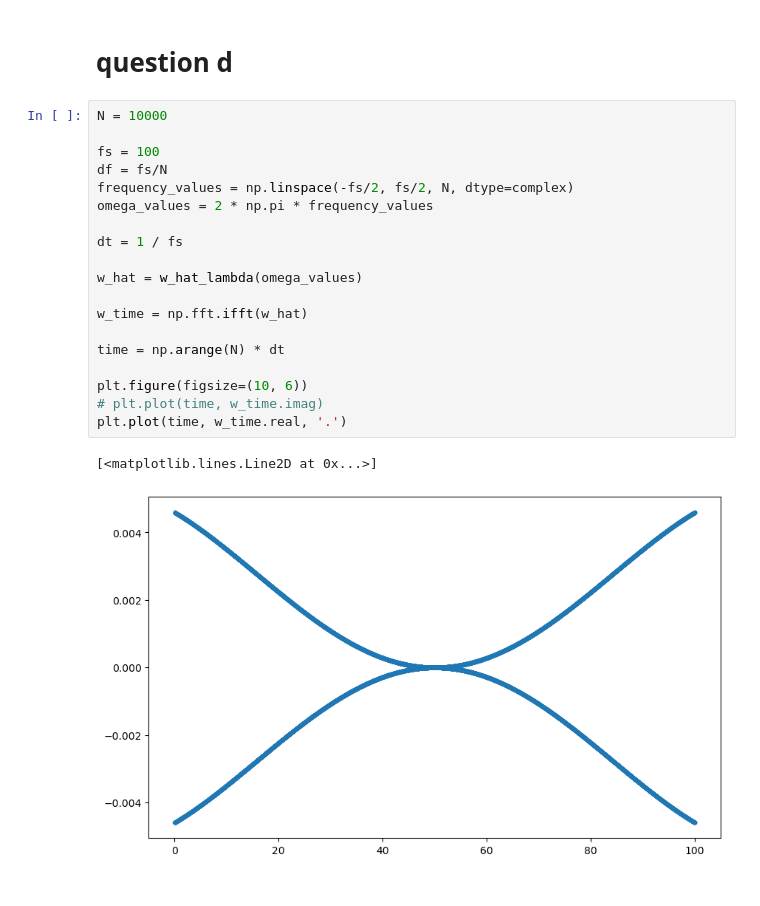
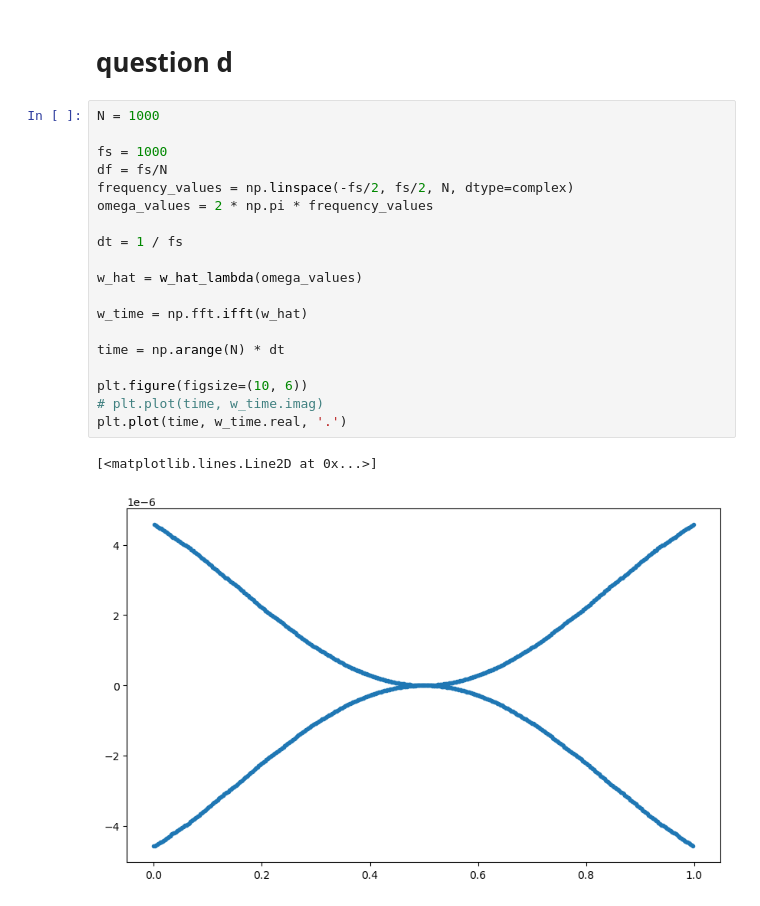
Before and after one commit to Lymone96/CIEM5220-Group2, a Jupyter notebook: 3_ML/question5.ipynb, the cells around one changed output. Drawn from its saved outputs; the diff is of its cells as text.

```diff
--- a/3_ML/question5.ipynb
+++ b/3_ML/question5.ipynb
@@ -303,24 +303,24 @@ ax[1].grid()
 # %% [markdown]
 # question d
 # %%
-N = 10000
+N = 1000
 
-fs = 100
+fs = 1000
 df = fs/N
 frequency_values = np.linspace(-fs/2, fs/2, N, dtype=complex)
 omega_values = 2 * np.pi * frequency_values
 
 dt = 1 / fs
 
 w_hat = w_hat_lambda(omega_values)
 
 w_time = np.fft.ifft(w_hat)
 
 time = np.arange(N) * dt
 
 plt.figure(figsize=(10, 6))
 # plt.plot(time, w_time.imag)
 plt.plot(time, w_time.real, '.')
 # %% [output]
 [<matplotlib.lines.Line2D at 0x...>]
-[figure, old version]
+[figure, new version]
```
Also changed, not shown: parts of 2 cells of this notebook, 3 other files.
